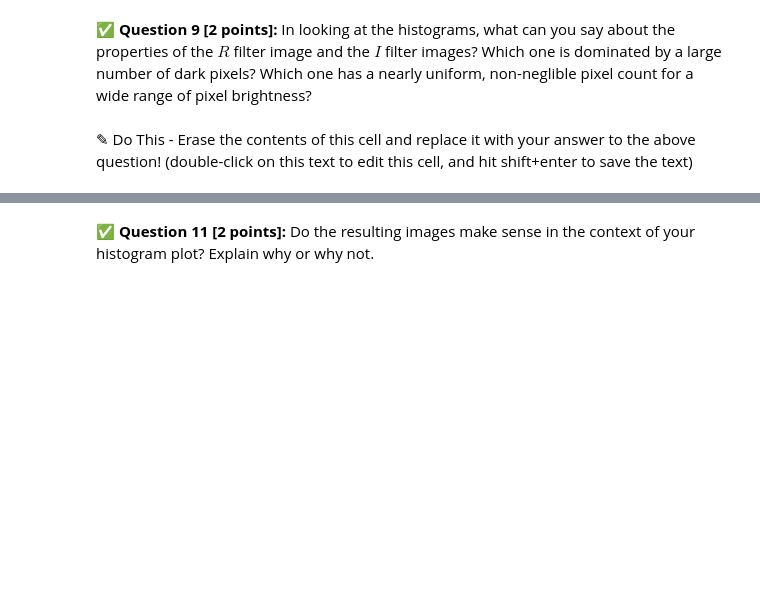
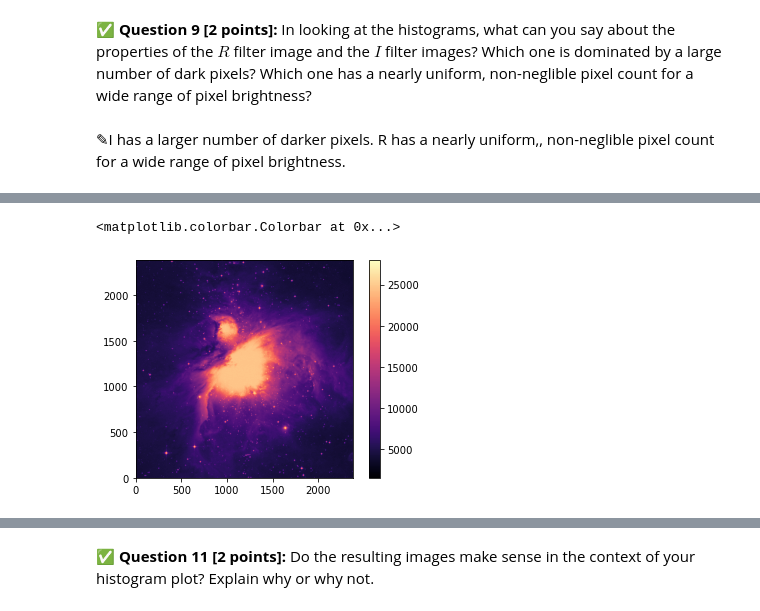
Before and after one commit to cedric-emmanuel/cmse202-s21-turnin, a Jupyter notebook: hw-01/HW-01_GitPracticeDebuggingAndPythonPackages-STUDENT-Copy1.ipynb, the cells around one changed output, grey strips where cells are left out. Cells and saved outputs as stored; diff of their text form; code cells hidden in the pictures; blank space fills up the shorter version.

```diff
--- a/hw-01/HW-01_GitPracticeDebuggingAndPythonPackages-STUDENT-Copy1.ipynb
+++ b/hw-01/HW-01_GitPracticeDebuggingAndPythonPackages-STUDENT-Copy1.ipynb
@@ -233,7 +297,7 @@ Once you have your histogram values, **make a plot that contains the histograms
 # %% [markdown]
 **&#9989; Question 9 [2 points]:** In looking at the histograms, what can you say about the properties of the $R$ filter image and the $I$ filter images? Which one is dominated by a large number of dark pixels? Which one has a nearly uniform, non-neglible pixel count for a wide range of pixel brightness?
-# %% [markdown]
-<font size=+3>&#9998;</font> Do This - Erase the contents of this cell and replace it with your answer to the above question!  (double-click on this text to edit this cell, and hit shift+enter to save the text)
+# %% [markdown]
+<font size=+3>&#9998;</font>I has a larger number of darker pixels. R has a nearly uniform,, non-neglible pixel count for a wide range of pixel brightness.
 # %% [markdown]
 Now that you have a bit of understanding about the the properties of the images are, let's see if the images themselves match your expectations.
 
@@ -243,3 +307,8 @@ Now that you have a bit of understanding about the the properties of the images
 <div align="center"><img src="https://www.noao.edu/image_gallery/images/d3/02677.jpg" width=200px alt="Image credit: www.noao.edu"></div>
 # %%
 # Put your code here
+plt.imshow(image_data_ir,origin="lower",cmap='magma')
+plt.colorbar()
+# %% [output]
+<matplotlib.colorbar.Colorbar at 0x...>
+[figure, added]
```
Also changed, not shown: parts of 13 cells of this notebook.
